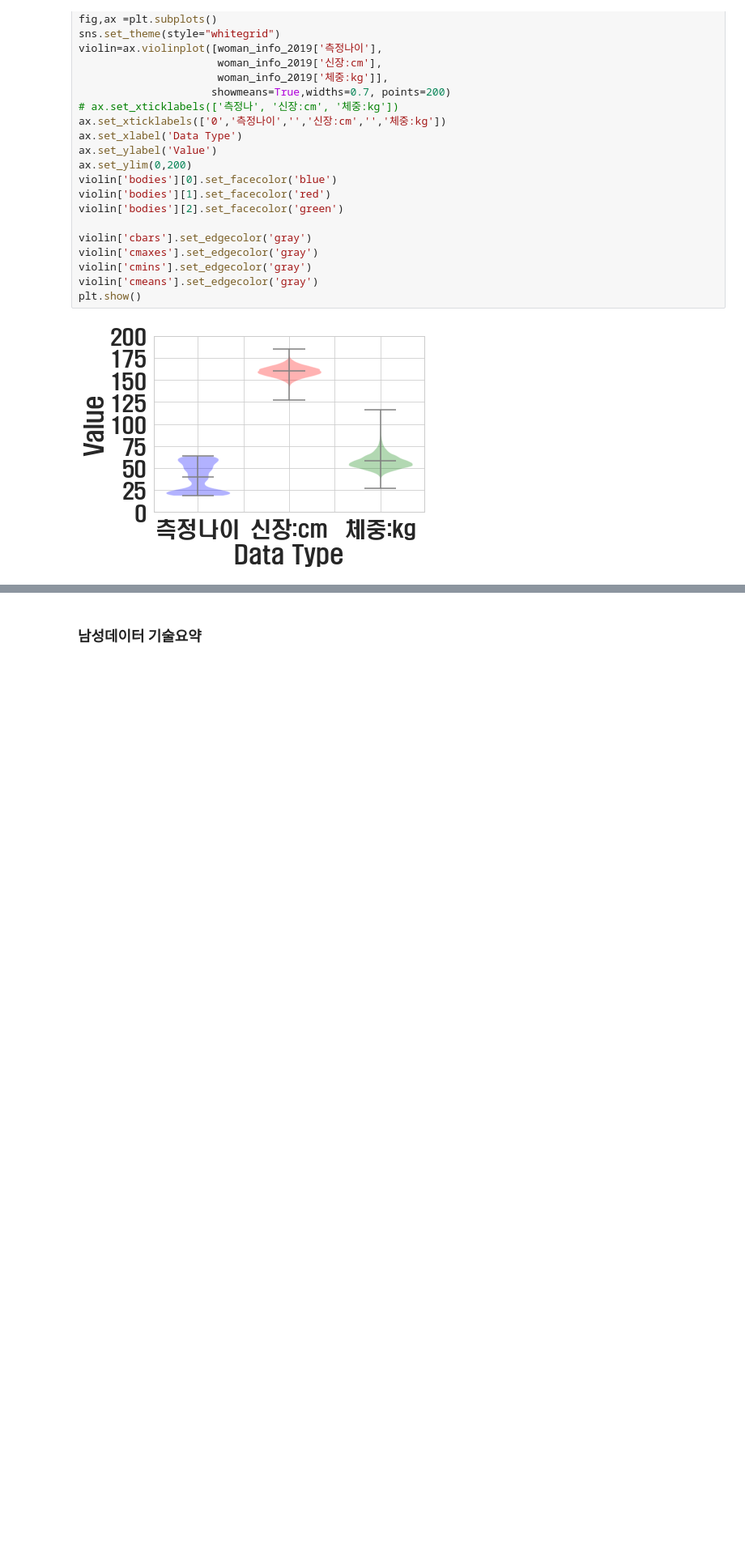
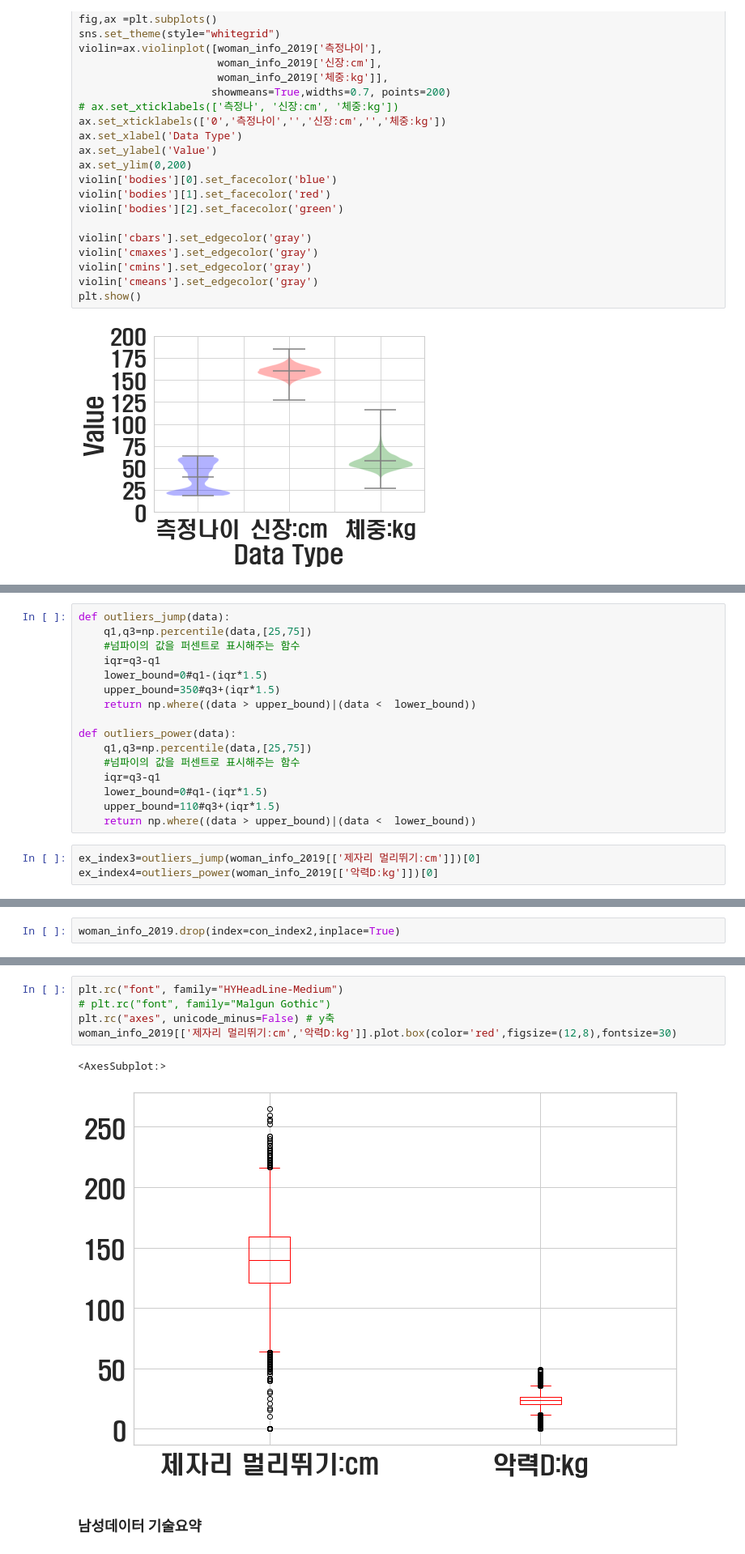
Before and after one commit to jinrang2/tj201130_kkij, a Jupyter notebook: kum/건강데이터 &범죄 상관분석.ipynb, the cells around one changed output, grey strips where cells are left out. Shown at 81% size. Saved outputs shown, nothing was run; the diff lists cells and outputs as text; blank space fills up the shorter version.

```diff
--- a/kum/건강데이터 &범죄 상관분석.ipynb
+++ b/kum/건강데이터 &범죄 상관분석.ipynb
@@ -455,0 +471,19 @@ woman_info_2019[['측정나이','신장:cm','체중:kg']].plot.box(color='red',f
+# %%
+def outliers_jump(data):
+    q1,q3=np.percentile(data,[25,75])
+    #넘파이의 값을 퍼센트로 표시해주는 함수
+    iqr=q3-q1
+    lower_bound=0#q1-(iqr*1.5)
+    upper_bound=350#q3+(iqr*1.5)
+    return np.where((data > upper_bound)|(data <  lower_bound))
+
+def outliers_power(data):
+    q1,q3=np.percentile(data,[25,75])
+    #넘파이의 값을 퍼센트로 표시해주는 함수
+    iqr=q3-q1
+    lower_bound=0#q1-(iqr*1.5)
+    upper_bound=110#q3+(iqr*1.5)
+    return np.where((data > upper_bound)|(data <  lower_bound))
+# %%
+ex_index3=outliers_jump(woman_info_2019[['제자리 멀리뛰기:cm']])[0]
+ex_index4=outliers_power(woman_info_2019[['악력D:kg']])[0]
@@ -455,0 +495,2 @@ woman_info_2019[['측정나이','신장:cm','체중:kg']].plot.box(color='red',f
+# %%
+woman_info_2019.drop(index=con_index2,inplace=True)
@@ -456,3 +512,11 @@ woman_info_2019[['측정나이','신장:cm','체중:kg']].plot.box(color='red',f
+# %%
+plt.rc("font", family="HYHeadLine-Medium")
+# plt.rc("font", family="Malgun Gothic")
+plt.rc("axes", unicode_minus=False) # y축
+woman_info_2019[['제자리 멀리뛰기:cm','악력D:kg']].plot.box(color='red',figsize=(12,8),fontsize=30)
+# %% [output]
+<AxesSubplot:>
+[figure, added]
 # %% [markdown]
 ### 남성데이터 기술요약
 # %%
```
Also changed, not shown: parts of 6 cells of this notebook, 4 other files.
